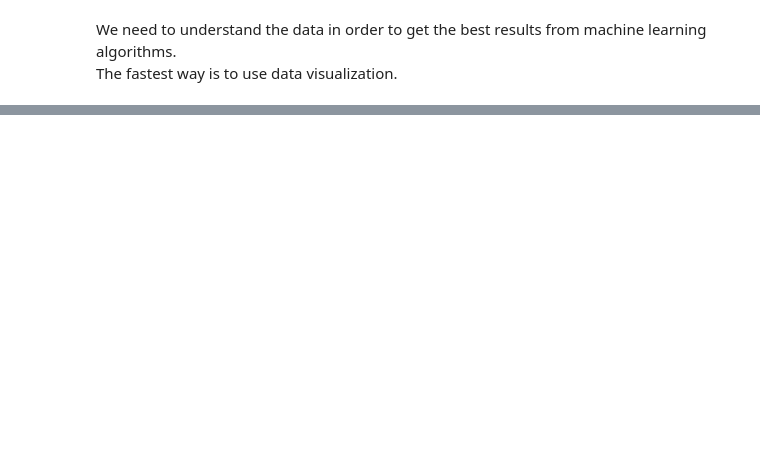
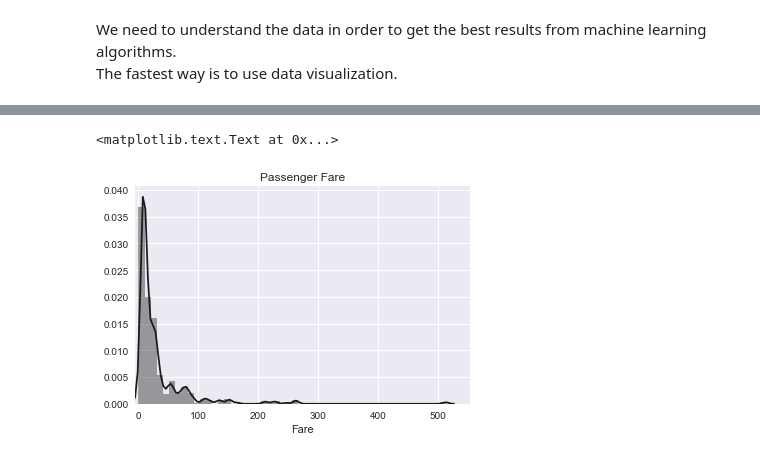
Before and after one commit to MelanVijayaratnam/Kaggle-nb, a Jupyter notebook: Titanic_2.ipynb, the cells around one changed output, grey strips where cells are left out. Cells and saved outputs as stored; diff of their text form; code cells hidden in the pictures; blank space fills up the shorter version.

```diff
--- a/Titanic_2.ipynb
+++ b/Titanic_2.ipynb
@@ -136,0 +171,7 @@ sns.barplot(x="Survived", estimator=sum, data=train_df)
+# %%
+sns.distplot(train_df.Fare, color="k")
+plt.xlim(-5, None)
+plt.title("Passenger Fare")
+# %% [output]
+<matplotlib.text.Text at 0x...>
+[figure, added]
```
Also changed, not shown: parts of 13 cells of this notebook.
